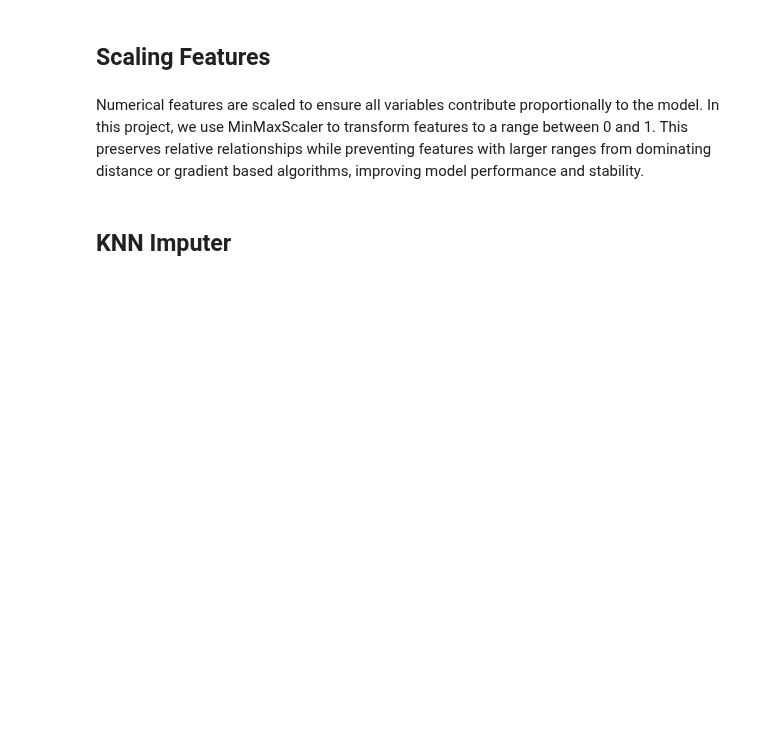
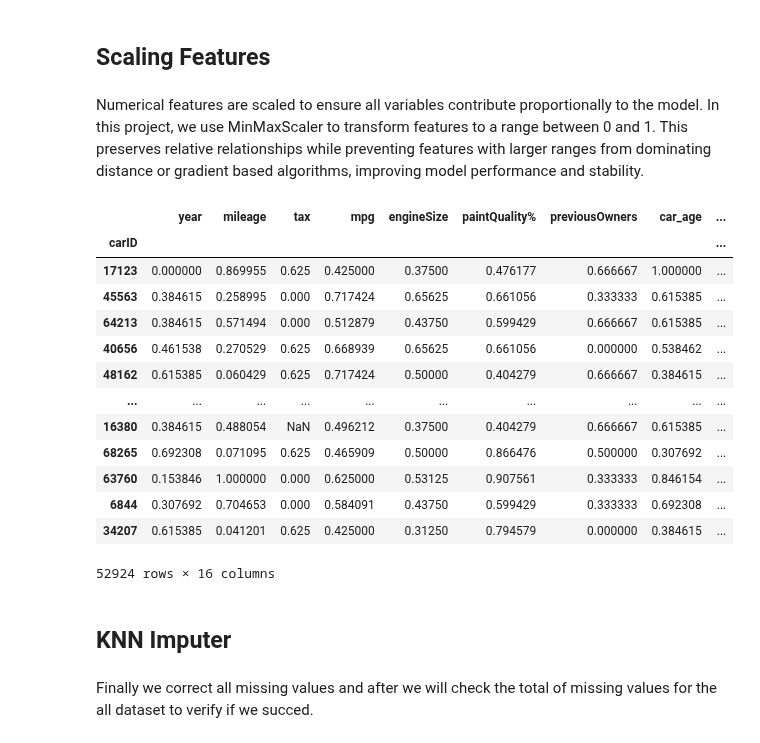
Before and after one commit to mariamiguel720/Machine-Learning-Project-25-26, a Jupyter notebook: notebooks/Data Preprocessing.ipynb, the cells around one changed output. Saved outputs shown, nothing was run; the diff lists cells and outputs as text; code cells hidden in the pictures; blank space fills up the shorter version.

Commit message:
Finalizar tratamento de missing values após enconding e scaling

```diff
--- a/notebooks/Data Preprocessing.ipynb
+++ b/notebooks/Data Preprocessing.ipynb
@@ -539,2 +515,5 @@ Categorical Features:
+# %%
+num_cols = ['year', 'mileage', 'tax', 'mpg', 'engineSize', 'paintQuality%', 'previousOwners']
+cat_cols = ['Brand', 'model', 'transmission', 'fuelType', 'hasDamage']
 # %% [markdown]
 ## Continue Outliers Treatment
@@ -891,8 +884,8 @@ def fit_transform_ohe(fit_df, transform_df, cols):
 
     return result_df
 # %%
-X_cat_train_orig = X_cat_train.copy() #keep a copy of the original training categorical data for fitting the encoder
+X_cat_train_copy = X_train[cat_cols].copy() #keep a copy of the original training categorical data for fitting the encoder
 
-X_cat_train = fit_transform_ohe(X_cat_train_orig, X_cat_train, ['Brand', 'transmission', 'fuelType'])
-X_cat_val = fit_transform_ohe(X_cat_train_orig, X_cat_val, ['Brand', 'transmission', 'fuelType'])
-X_cat_test = fit_transform_ohe(X_cat_train_orig, X_cat_test, ['Brand', 'transmission', 'fuelType'])
+X_train = fit_transform_ohe(X_cat_train_copy, X_train, cat_cols)
+X_val = fit_transform_ohe(X_cat_train_copy, X_val, cat_cols)
+test = fit_transform_ohe(X_cat_train_copy, test, cat_cols)
@@ -900,19 +897,41 @@ X_cat_test = fit_transform_ohe(X_cat_train_orig, X_cat_test, ['Brand', 'transmis
 ## Scaling Features
 # %% [markdown]
 Numerical features are scaled to ensure all variables contribute proportionally to the model. In this project, we use MinMaxScaler to transform features to a range between 0 and 1. This preserves relative relationships while preventing features with larger ranges from dominating distance or gradient based algorithms, improving model performance and stability.
+# %%
+# Initialize scaler
+scaler = MinMaxScaler()
+
+# Fit only on training data
+scaler.fit(X_train[num_cols])
+
+# Transform and convert back to DataFrame (preserving column names and index)
+X_train_scaled = pd.DataFrame(scaler.transform(X_train[num_cols]),
+                              columns=num_cols,
+                              index=X_train.index)
+
+X_val_scaled = pd.DataFrame(scaler.transform(X_val[num_cols]),
+                            columns=num_cols,
+                            index=X_val.index)
+
+test_scaled = pd.DataFrame(scaler.transform(test[num_cols]),
+                           columns=num_cols,
+                           index=test.index)
 # %%
-#call function
-scaler = MinMaxScaler()
-
-#fit to training data
-scaler.fit(X_num_train) #Fit only on the training data
-
-#transform the data
-X_train_num_scaled = scaler.transform(X_num_train) # this will return an array
-X_val_num_scaled = scaler.transform(X_num_val) # this will return an array
-X_test_num_scaled = scaler.transform(X_num_test) # this will return an array
-
-#show results
-X_train_num_scaled
+X_train_scaled
+# %% [output]
+|  | year | mileage | tax | mpg | engineSize | paintQuality% | previousOwners | car_age | ... |
+| carID |  |  |  |  |  |  |  |  | ... |
+| 17123 | 0.000000 | 0.869955 | 0.625 | 0.425000 | 0.37500 | 0.476177 | 0.666667 | 1.000000 | ... |
+| 45563 | 0.384615 | 0.258995 | 0.000 | 0.717424 | 0.65625 | 0.661056 | 0.333333 | 0.615385 | ... |
+| 64213 | 0.384615 | 0.571494 | 0.000 | 0.512879 | 0.43750 | 0.599429 | 0.666667 | 0.615385 | ... |
+| 40656 | 0.461538 | 0.270529 | 0.625 | 0.668939 | 0.65625 | 0.661056 | 0.000000 | 0.538462 | ... |
+| 48162 | 0.615385 | 0.060429 | 0.625 | 0.717424 | 0.50000 | 0.404279 | 0.666667 | 0.384615 | ... |
+| ... | ... | ... | ... | ... | ... | ... | ... | ... | ... |
+| 16380 | 0.384615 | 0.488054 | NaN | 0.496212 | 0.37500 | 0.404279 | 0.666667 | 0.615385 | ... |
+| 68265 | 0.692308 | 0.071095 | 0.625 | 0.465909 | 0.50000 | 0.866476 | 0.500000 | 0.307692 | ... |
+| 63760 | 0.153846 | 1.000000 | 0.000 | 0.625000 | 0.53125 | 0.907561 | 0.333333 | 0.846154 | ... |
+| 6844 | 0.307692 | 0.704653 | 0.000 | 0.584091 | 0.43750 | 0.599429 | 0.333333 | 0.692308 | ... |
+| 34207 | 0.615385 | 0.041201 | 0.625 | 0.425000 | 0.31250 | 0.794579 | 0.000000 | 0.384615 | ... |
+52924 rows × 16 columns
 # %% [markdown]
 ## KNN Imputer
@@ -935,0 +961,2 @@ for col in X_num_train.columns:
+# %% [markdown]
+Finally we correct all missing values and after we will check the total of missing values for the all dataset to verify if we succed.
```
Also changed, not shown: parts of 46 cells of this notebook.
